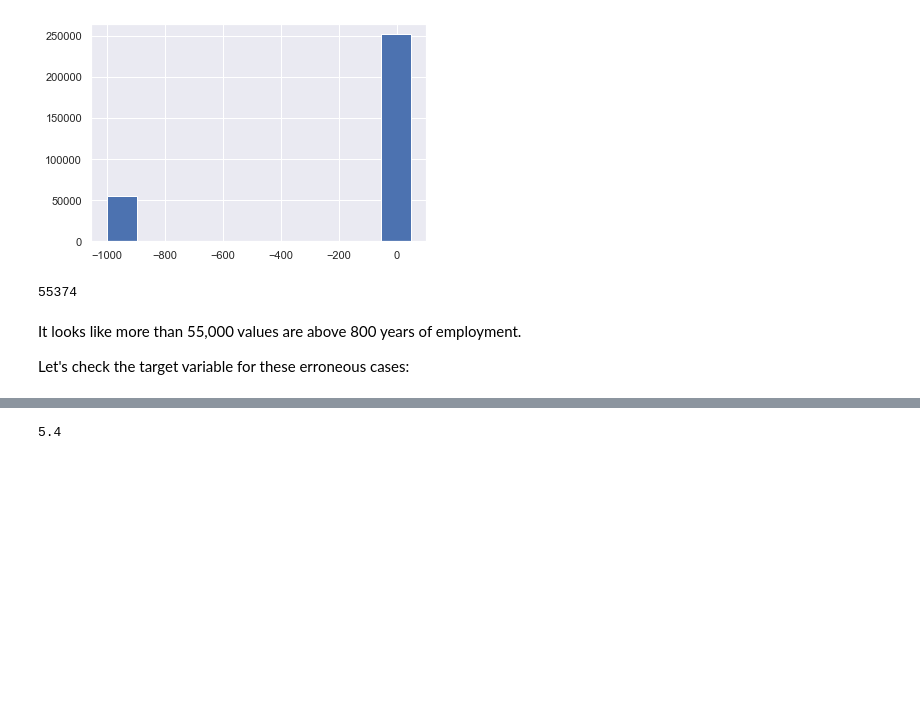
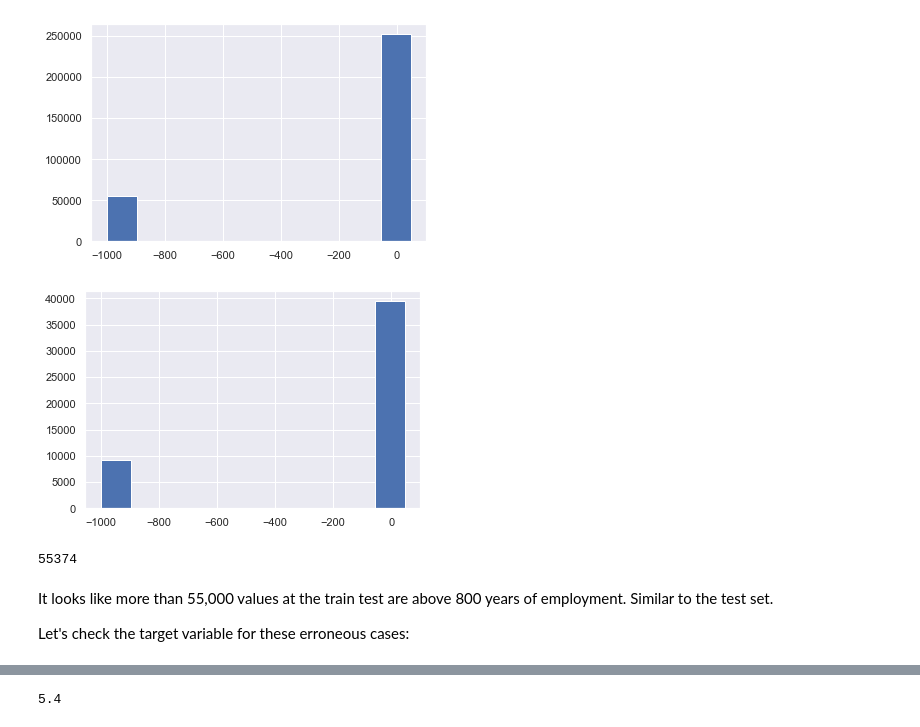
Before and after one commit to gepallas/ML_Home_Credit_Default_Risk, a Jupyter notebook: Credit_Risk_EDA.ipynb, the cells around one changed output, grey strips where cells are left out. Saved outputs shown, nothing was run; the diff lists cells and outputs as text; code cells hidden in the pictures; blank space fills up the shorter version.

Commit message:
Handle erroneous values.

```diff
--- a/Credit_Risk_EDA.ipynb
+++ b/Credit_Risk_EDA.ipynb
@@ -599,12 +630,16 @@ Name: CNT_CHILDREN, dtype: int64
 (train_clean.DAYS_EMPLOYED * (-1) / 365).hist();
 # %% [output]
 [figure]
+# %%
+(test_clean.DAYS_EMPLOYED * (-1) / 365).hist();
+# %% [output]
+[figure, added]
 # %%
 ((train_clean.DAYS_EMPLOYED * (-1) / 365) < -800).sum()
 # %% [output]
 55374
 # %% [markdown]
-It looks like more than 55,000 values are above 800 years of employment.
+It looks like more than 55,000 values at the train test are above 800 years of employment. Similar to the test set.
 
 Let's check the target variable for these erroneous cases:
 # %%
```
Also changed, not shown: parts of 10 cells of this notebook.
